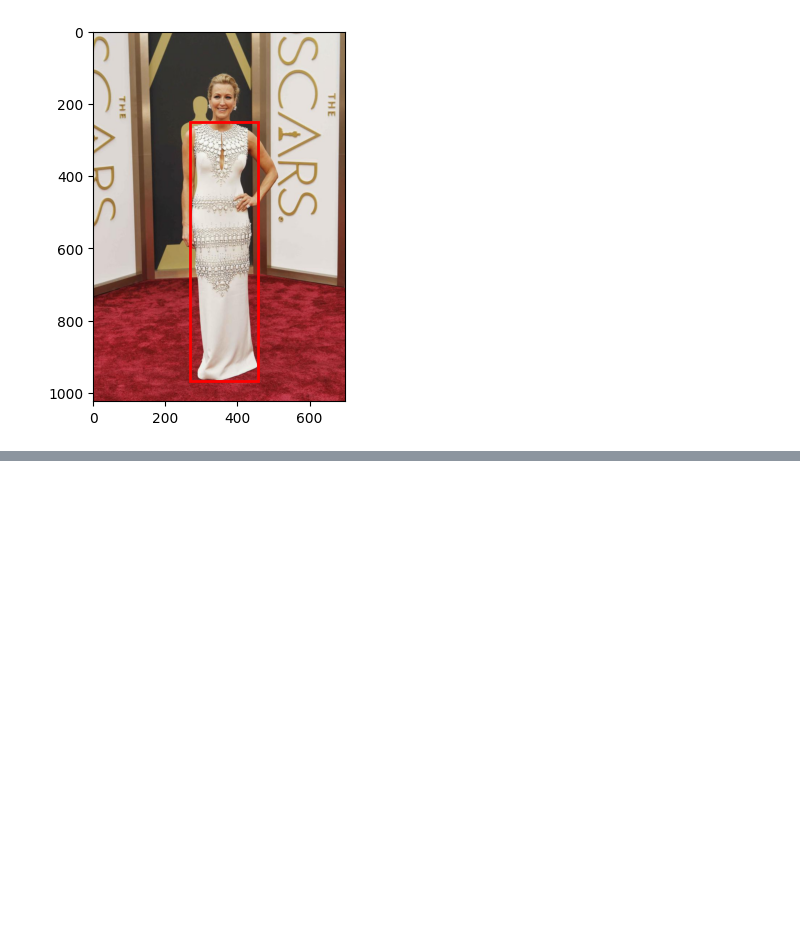
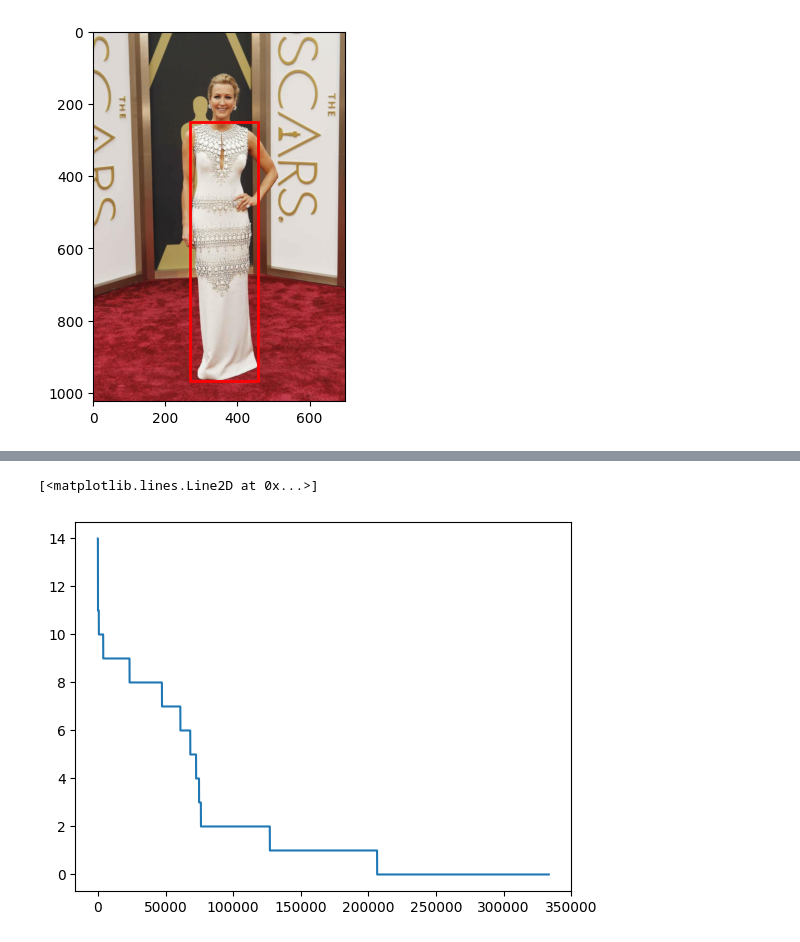
Before and after one commit to Uniaut/979-Fashion, a Jupyter notebook: fashionpedia_eda/instances_train_EDA.ipynb, the cells around one changed output, grey strips where cells are left out. Cells and saved outputs as stored; diff of their text form; code cells hidden in the pictures; blank space fills up the shorter version.

Commit message:
instance attr eda code update

```diff
--- a/fashionpedia_eda/instances_train_EDA.ipynb
+++ b/fashionpedia_eda/instances_train_EDA.ipynb
@@ -579,0 +587,8 @@ cat_attr_ct
+# %%
+# [distribution of number of attributes per annotation]
+attr_count = [len(anno['attribute_ids']) for anno in json_data['annotations']]
+attr_count.sort(reverse=True)
+plt.plot(attr_count)
+# %% [output]
+[<matplotlib.lines.Line2D at 0x...>]
+[figure, added]
```
Also changed, not shown: parts of 6 cells of this notebook.
